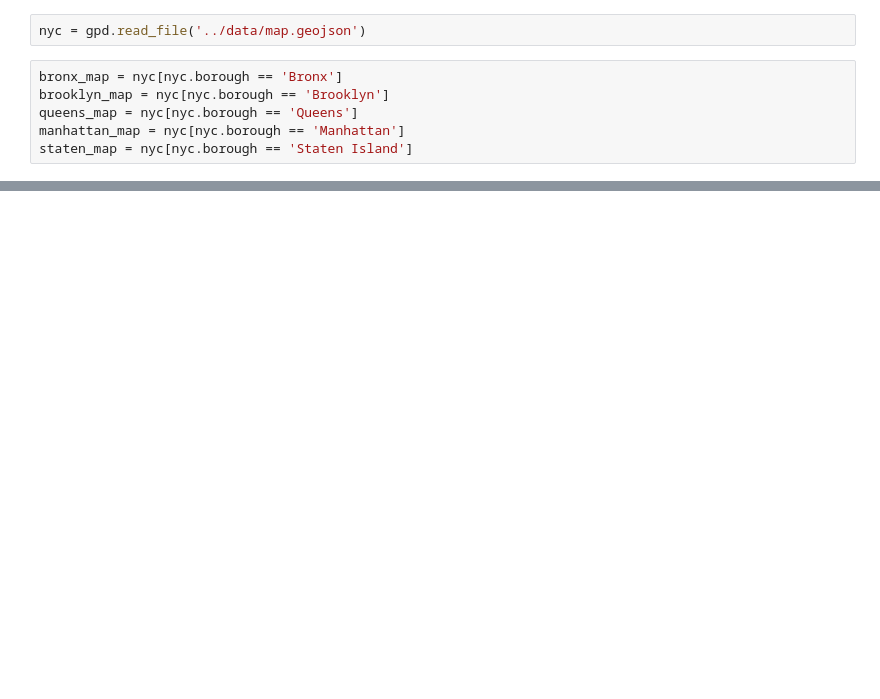
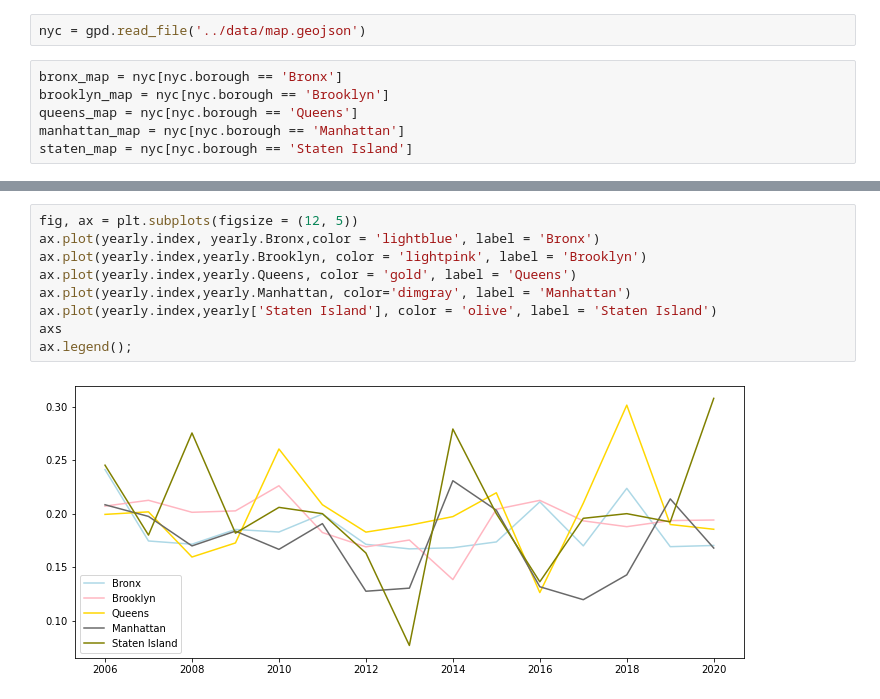
Before and after one commit to sashasabater/nyc-gun-violence, a Jupyter notebook: notebooks/nypd.ipynb, the cells around one changed output, grey strips where cells are left out. Drawn from its saved outputs; the diff is of its cells as text; blank space fills up the shorter version.

```diff
--- a/notebooks/nypd.ipynb
+++ b/notebooks/nypd.ipynb
@@ -222,0 +199,11 @@ plt.savefig('../images/borough-murders.png');
+# %%
+fig, ax = plt.subplots(figsize = (12, 5))
+ax.plot(yearly.index, yearly.Bronx,color = 'lightblue', label = 'Bronx')
+ax.plot(yearly.index,yearly.Brooklyn, color = 'lightpink', label = 'Brooklyn')
+ax.plot(yearly.index,yearly.Queens, color = 'gold', label = 'Queens')
+ax.plot(yearly.index,yearly.Manhattan, color='dimgray', label = 'Manhattan')
+ax.plot(yearly.index,yearly['Staten Island'], color = 'olive', label = 'Staten Island')
+axs
+ax.legend();
+# %% [output]
+[figure, added]
```
Also changed, not shown: parts of 4 cells of this notebook, 4 other files.
